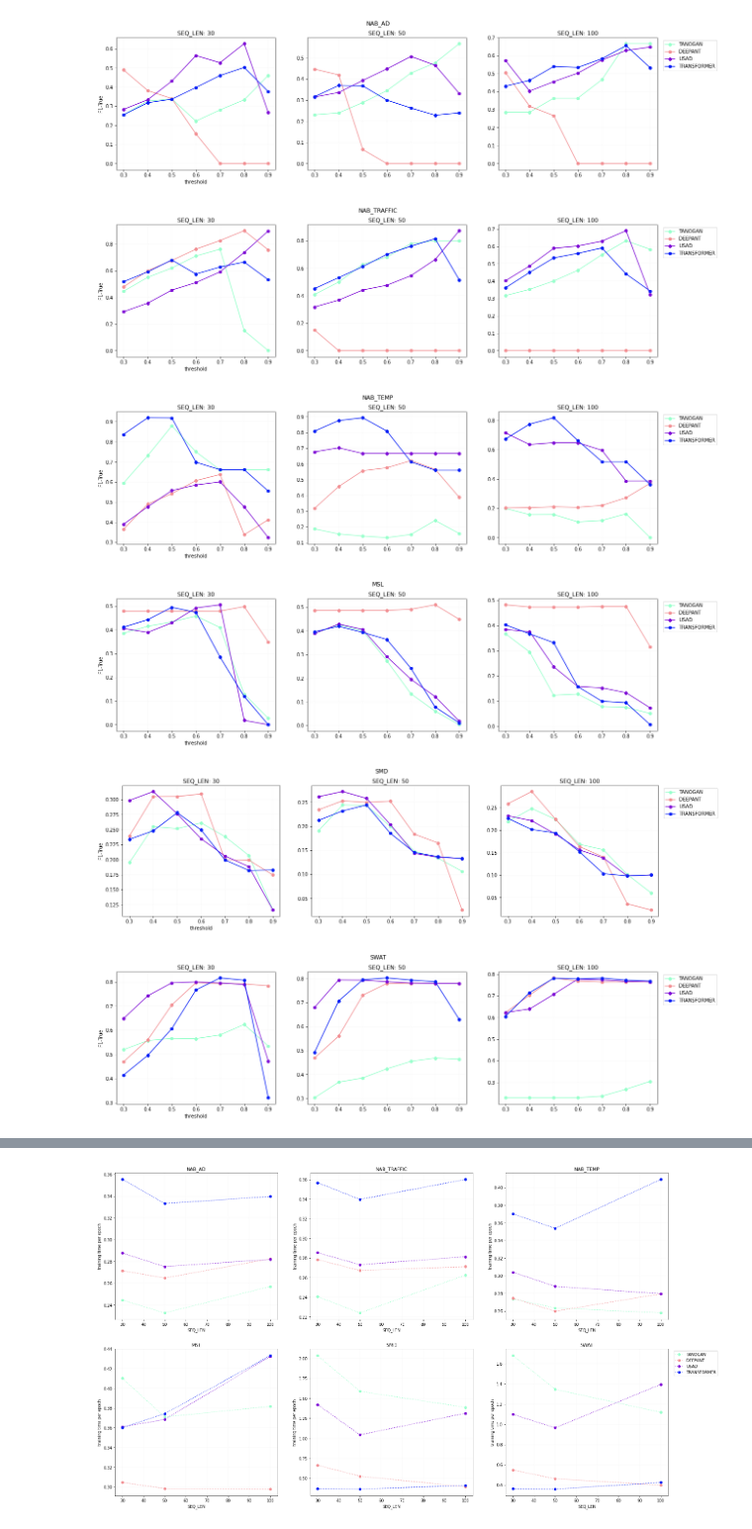
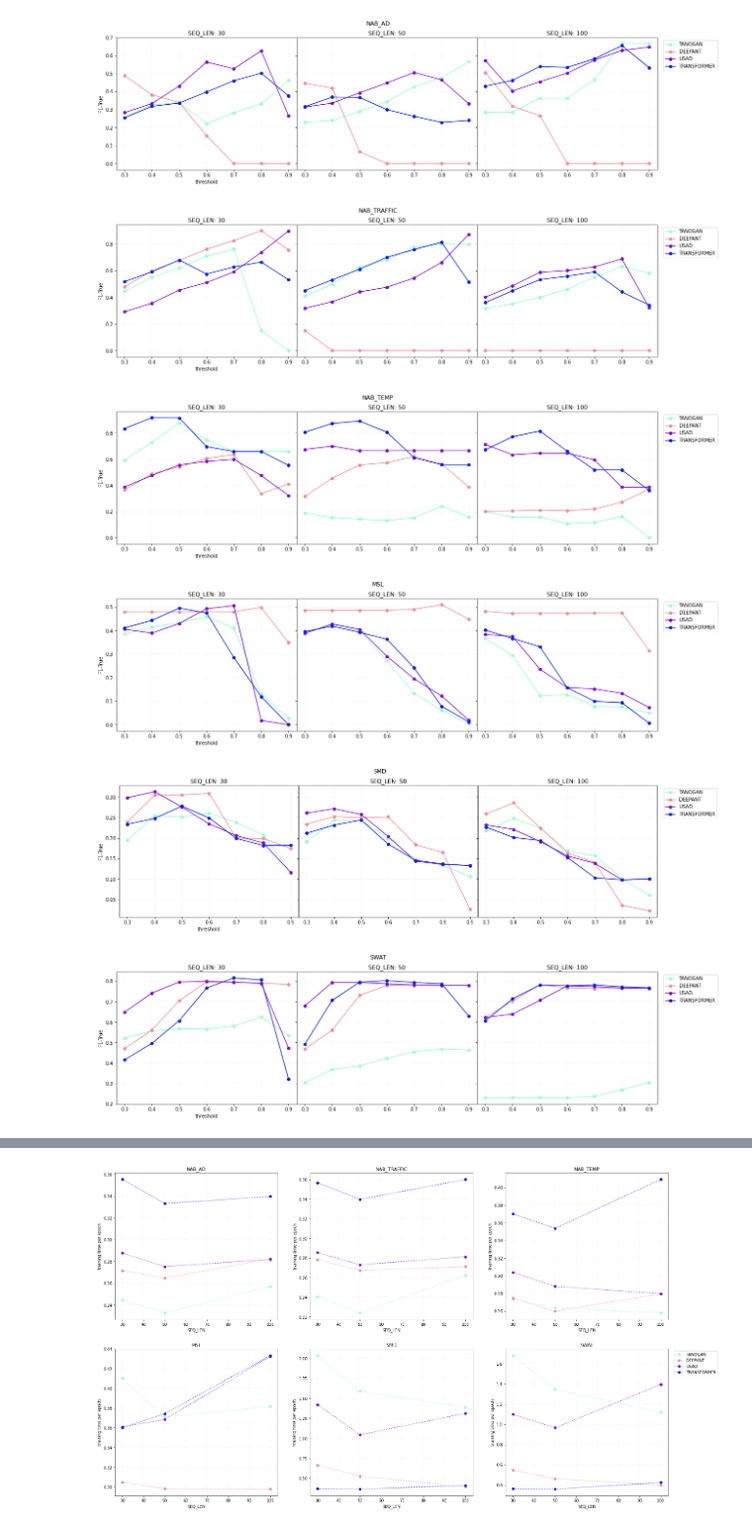
Before and after one commit to antonioalbanese/Time-Series-Anomaly-Detection-An-experimental-survey, a Jupyter notebook: results_visualization.ipynb, the cells around one changed output, grey strips where cells are left out. Shown at 99% size. Drawn from its saved outputs; the diff is of its cells as text; code cells hidden in the pictures.

```diff
--- a/results_visualization.ipynb
+++ b/results_visualization.ipynb
@@ -11,7 +18,9 @@ excel.columns = ['SEED', 'SEQ_LEN', 'DATASET', 'METHOD', 'THRESHOLD', 'True-f1',
 # %%
 for m in methods:
-  fig, axs = plt.subplots(1, 3, figsize=(20,5))
+  fig, axs = plt.subplots(1, 3, figsize=(20,5), sharey='row', subplot_kw=dict(frameon=True))
+  plt.subplots_adjust(wspace=.0)
   fig.suptitle(m)
+
   for i,d in enumerate(datasets):
     means = excel[(excel['METHOD'] == m) & (excel['DATASET']==d)].groupby(['SEQ_LEN','THRESHOLD']).mean().reset_index()
     for j,l in enumerate(lengths):
@@ -35,35 +44,30 @@ for m in methods:
 # %%
-lengths = excel['SEQ_LEN'].unique()
-methods = excel['METHOD'].unique()
-datasets = excel['DATASET'].unique()
-styles = ["-", "--", ":"]
-colors = ["#98ffcc", "#f28f93", "#7e0cd6", "#041cf6", "#ffff31", "#424957"]
-
 for d in datasets:
-  fig, axs = plt.subplots(1, len(lengths), figsize=(20,5))
+  fig, axs = plt.subplots(1, len(lengths), figsize=(20,5), sharey='row', subplot_kw=dict(frameon=True))
+  plt.subplots_adjust(wspace=.0)
   fig.suptitle(d)
   for i,m in enumerate(methods):
     means = excel[(excel['METHOD'] == m) & (excel['DATASET']==d)].groupby(['SEQ_LEN','THRESHOLD']).mean().reset_index()
     for j,l in enumerate(lengths):
       axs[j].plot(means[means['SEQ_LEN']==l]['THRESHOLD'],
                means[means['SEQ_LEN']==l]['True-f1'],
                label=m,
                color=colors[i],
                linestyle=styles[0],
                marker='o')
       axs[j].grid(color='lightgrey', linestyle='-', linewidth=0.1)
       axs[j].set_title("SEQ_LEN: {}".format(l))
       axs[0].set(xlabel="threshold",ylabel="F1-True")
   plt.legend(bbox_to_anchor=(1.02, 1), loc="upper left")
   plt.show()
   print("\n\n")
 # %% [output]
-[figure, old version]
+[figure, new version]
-[figure, old version]
+[figure, new version]
-[figure, old version]
+[figure, new version]
-[figure, old version]
+[figure, new version]
-[figure, old version]
+[figure, new version]
-[figure, old version]
+[figure, new version]
 # %%
 lengths = excel['SEQ_LEN'].unique()
 methods = excel['METHOD'].unique()
```
Also changed, not shown: parts of 14 cells of this notebook.
